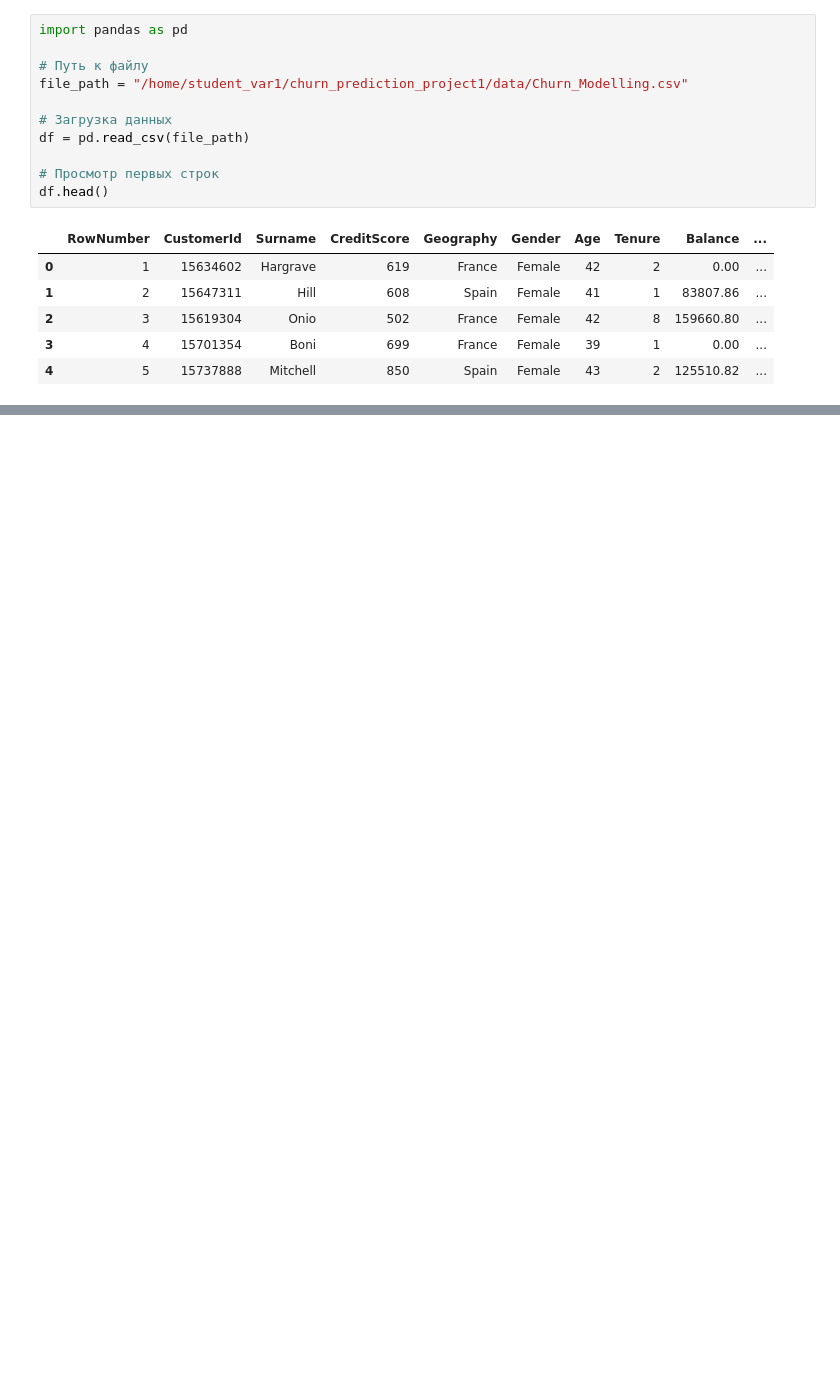
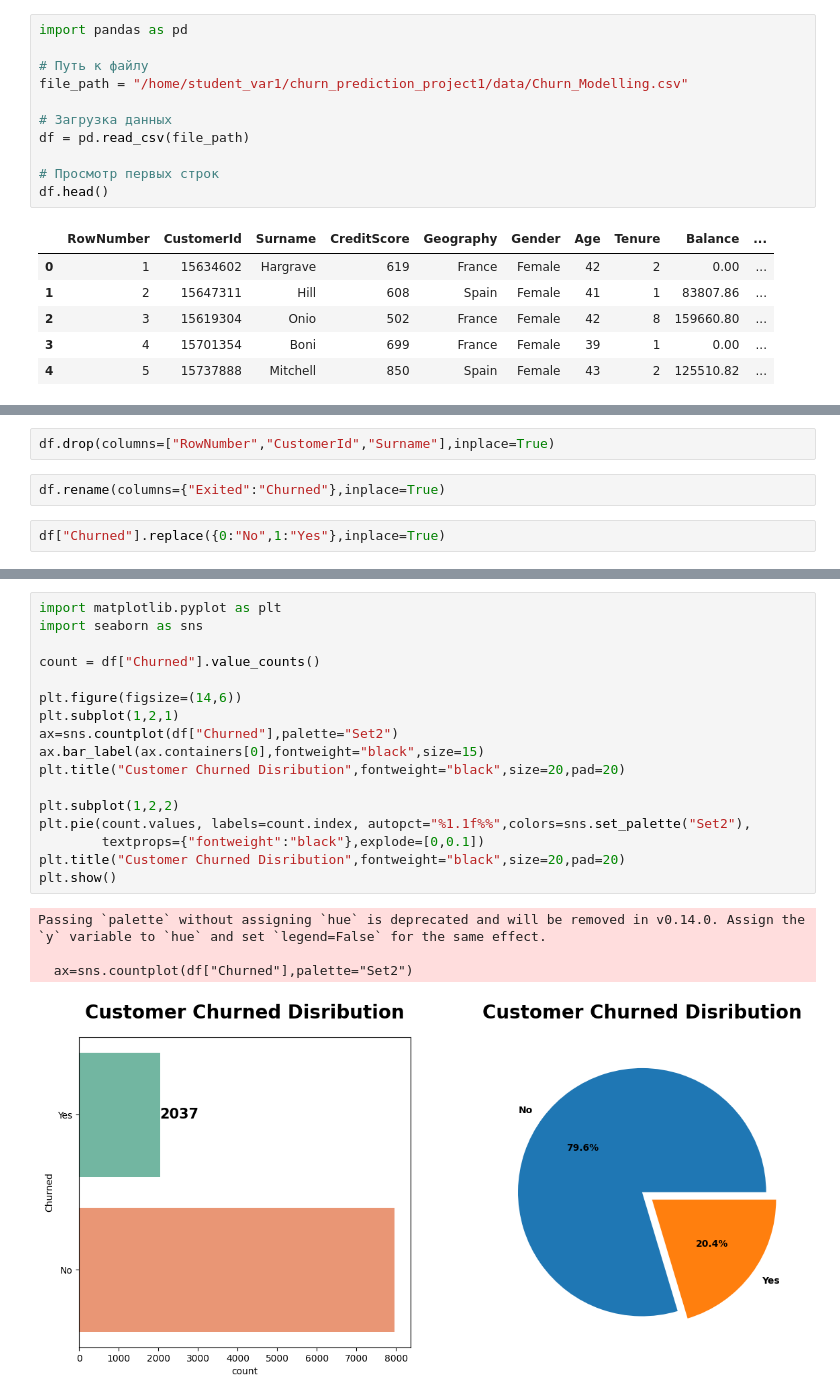
Before and after one commit to AnastasiaaAlekseichuk/lab1-banking-analytics, a Jupyter notebook: src/data_loader.ipynb, the cells around one changed output, grey strips where cells are left out. Saved outputs shown, nothing was run; the diff lists cells and outputs as text; blank space fills up the shorter version.

```diff
--- a/src/data_loader.ipynb
+++ b/src/data_loader.ipynb
@@ -18,0 +90,6 @@ df.head()
+# %%
+df.drop(columns=["RowNumber","CustomerId","Surname"],inplace=True)
+# %%
+df.rename(columns={"Exited":"Churned"},inplace=True)
+# %%
+df["Churned"].replace({0:"No",1:"Yes"},inplace=True)
@@ -18,0 +112,22 @@ df.head()
+# %%
+import matplotlib.pyplot as plt
+import seaborn as sns
+
+count = df["Churned"].value_counts()
+
+plt.figure(figsize=(14,6))
+plt.subplot(1,2,1)
+ax=sns.countplot(df["Churned"],palette="Set2")
+ax.bar_label(ax.containers[0],fontweight="black",size=15)
+plt.title("Customer Churned Disribution",fontweight="black",size=20,pad=20)
+
+plt.subplot(1,2,2)
+plt.pie(count.values, labels=count.index, autopct="%1.1f%%",colors=sns.set_palette("Set2"),
+        textprops={"fontweight":"black"},explode=[0,0.1])
+plt.title("Customer Churned Disribution",fontweight="black",size=20,pad=20)
+plt.show()
+# %% [output]
+Passing `palette` without assigning `hue` is deprecated and will be removed in v0.14.0. Assign the `y` variable to `hue` and set `legend=False` for the same effect.
+
+  ax=sns.countplot(df["Churned"],palette="Set2")
+[figure, added]
```
Also changed, not shown: parts of 13 cells of this notebook.
